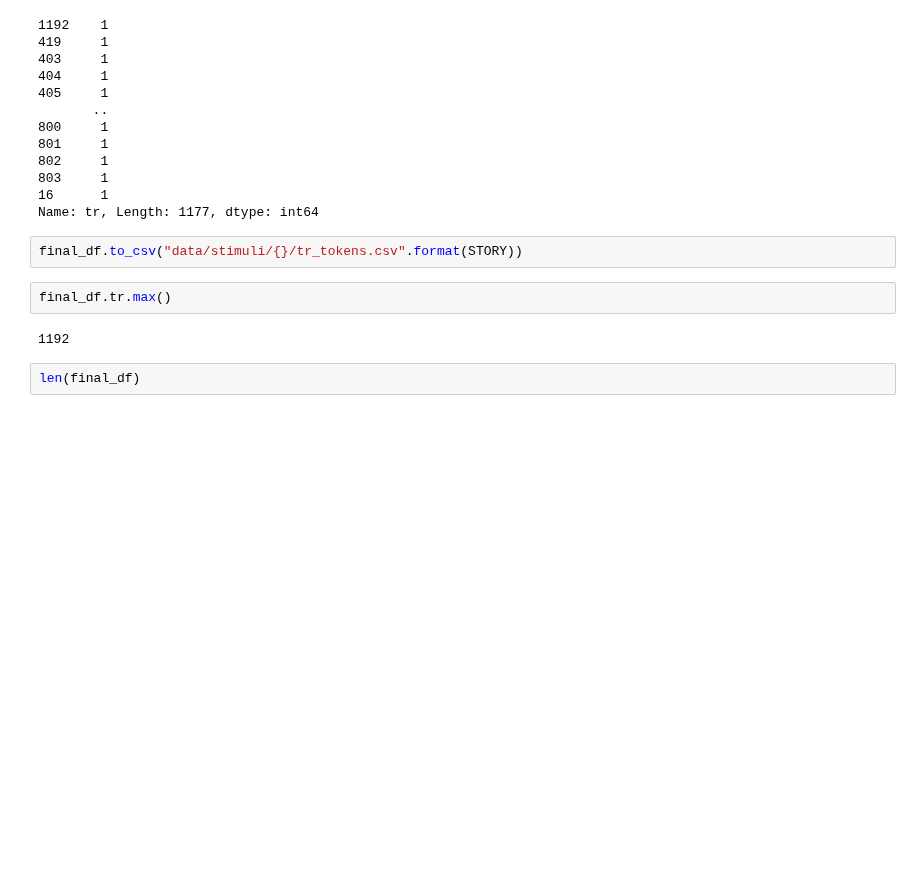
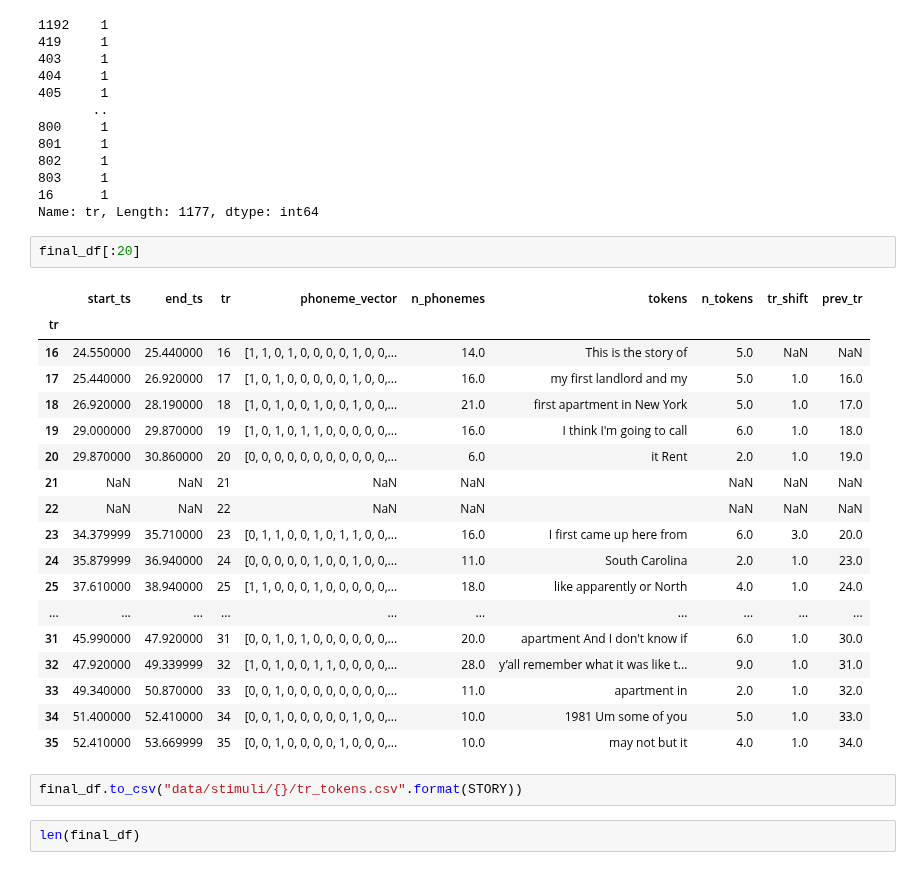
Before and after one commit to tsumers/bert-brains, a Jupyter notebook: gentle-transcript-processing.ipynb, the cells around one changed output. Cells and saved outputs as stored; diff of their text form; blank space fills up the shorter version.

```diff
--- a/gentle-transcript-processing.ipynb
+++ b/gentle-transcript-processing.ipynb
@@ -238,12 +239,29 @@ final_df.tr.value_counts()
 803     1
 16      1
 Name: tr, Length: 1177, dtype: int64
+# %%
+final_df[:20]
+# %% [output]
+|  | start_ts | end_ts | tr | phoneme_vector | n_phonemes | tokens | n_tokens | tr_shift | prev_tr |
+| tr |  |  |  |  |  |  |  |  |  |
+| 16 | 24.550000 | 25.440000 | 16 | [1, 1, 0, 1, 0, 0, 0, 0, 1, 0, 0,... | 14.0 | This is the story of | 5.0 | NaN | NaN |
+| 17 | 25.440000 | 26.920000 | 17 | [1, 0, 1, 0, 0, 0, 0, 0, 1, 0, 0,... | 16.0 | my first landlord and my | 5.0 | 1.0 | 16.0 |
+| 18 | 26.920000 | 28.190000 | 18 | [1, 0, 1, 0, 0, 1, 0, 0, 1, 0, 0,... | 21.0 | first apartment in New York | 5.0 | 1.0 | 17.0 |
+| 19 | 29.000000 | 29.870000 | 19 | [1, 0, 1, 0, 1, 1, 0, 0, 0, 0, 0,... | 16.0 | I think I'm going to call | 6.0 | 1.0 | 18.0 |
+| 20 | 29.870000 | 30.860000 | 20 | [0, 0, 0, 0, 0, 0, 0, 0, 0, 0, 0,... | 6.0 | it Rent | 2.0 | 1.0 | 19.0 |
+| 21 | NaN | NaN | 21 | NaN | NaN |  | NaN | NaN | NaN |
+| 22 | NaN | NaN | 22 | NaN | NaN |  | NaN | NaN | NaN |
+| 23 | 34.379999 | 35.710000 | 23 | [0, 1, 1, 0, 0, 1, 0, 1, 1, 0, 0,... | 16.0 | I first came up here from | 6.0 | 3.0 | 20.0 |
+| 24 | 35.879999 | 36.940000 | 24 | [0, 0, 0, 0, 0, 1, 0, 0, 1, 0, 0,... | 11.0 | South Carolina | 2.0 | 1.0 | 23.0 |
+| 25 | 37.610000 | 38.940000 | 25 | [1, 1, 0, 0, 0, 1, 0, 0, 0, 0, 0,... | 18.0 | like apparently or North | 4.0 | 1.0 | 24.0 |
+| ... | ... | ... | ... | ... | ... | ... | ... | ... | ... |
+| 31 | 45.990000 | 47.920000 | 31 | [0, 0, 1, 0, 1, 0, 0, 0, 0, 0, 0,... | 20.0 | apartment And I don't know if | 6.0 | 1.0 | 30.0 |
+| 32 | 47.920000 | 49.339999 | 32 | [1, 0, 1, 0, 0, 1, 1, 0, 0, 0, 0,... | 28.0 | y’all remember what it was like t... | 9.0 | 1.0 | 31.0 |
+| 33 | 49.340000 | 50.870000 | 33 | [0, 0, 1, 0, 0, 0, 0, 0, 0, 0, 0,... | 11.0 | apartment in | 2.0 | 1.0 | 32.0 |
+| 34 | 51.400000 | 52.410000 | 34 | [0, 0, 1, 0, 0, 0, 0, 0, 1, 0, 0,... | 10.0 | 1981 Um some of you | 5.0 | 1.0 | 33.0 |
+| 35 | 52.410000 | 53.669999 | 35 | [0, 0, 1, 0, 0, 0, 0, 1, 0, 0, 0,... | 10.0 | may not but it | 4.0 | 1.0 | 34.0 |
 # %%
 final_df.to_csv("data/stimuli/{}/tr_tokens.csv".format(STORY))
-# %%
-final_df.tr.max()
-# %% [output]
-1192
 # %%
 len(final_df)
 # %% [output]
```
Also changed, not shown: parts of 2 cells of this notebook, 1 other file.
